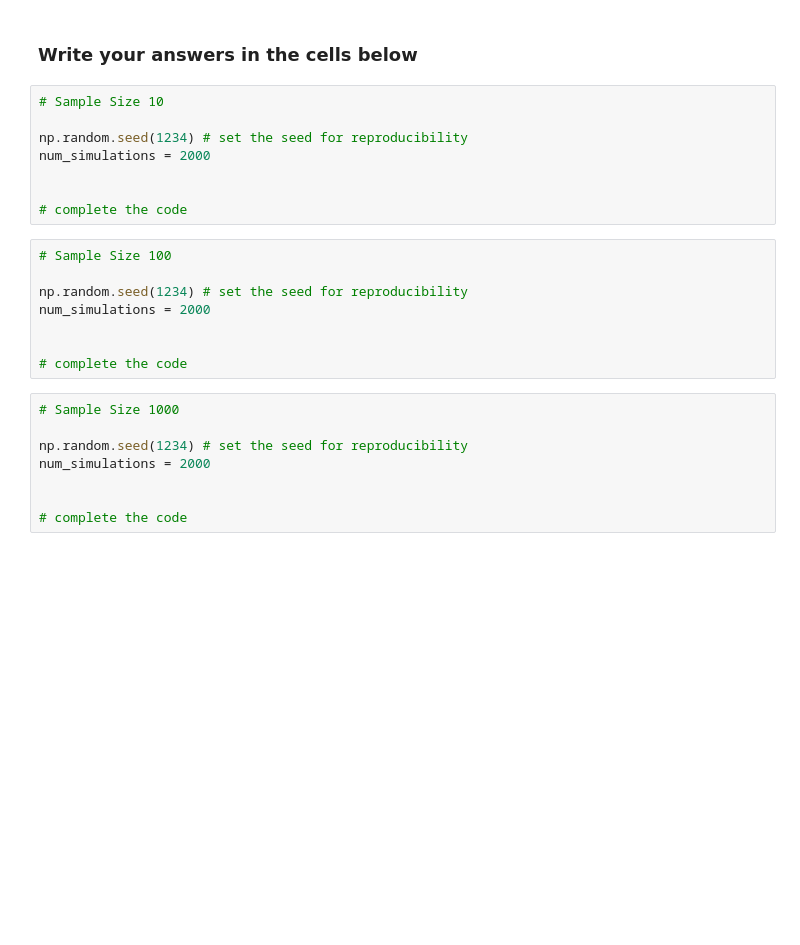
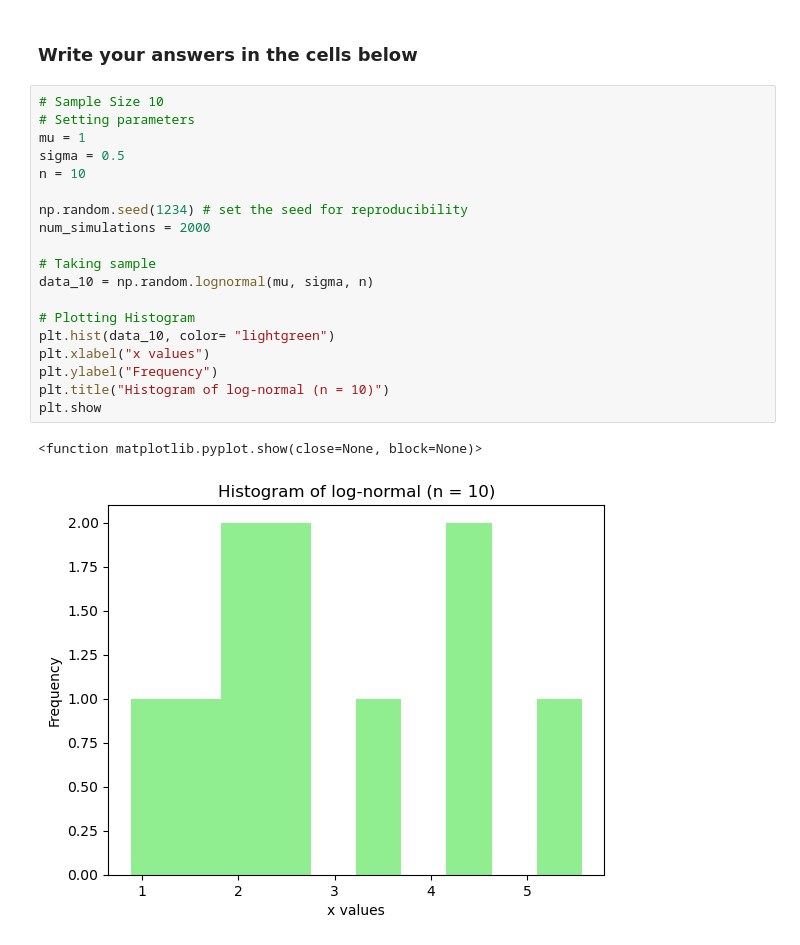
Before and after one commit to AxParr/qtm151fall2025, a Jupyter notebook: Assignments/assignment_4/Assignment4 copy.ipynb, the cells around one changed output. Drawn from its saved outputs; the diff is of its cells as text; blank space fills up the shorter version.

```diff
--- a/Assignments/assignment_4/Assignment4 copy.ipynb
+++ b/Assignments/assignment_4/Assignment4 copy.ipynb
@@ -151,27 +167,25 @@ $$ \textrm{mean of log-normal distribution } = \mathrm{e}^{\mu + \frac{\sigma^2}
 - **Hint**: you will want to use the function ``np.random.lognormal``
 # %% [markdown]
 ### Write your answers in the cells below
-# %%
-# Sample Size 10
-
-np.random.seed(1234) # set the seed for reproducibility
-num_simulations = 2000
-
-
-# complete the code
-# %%
-# Sample Size 100
-
-np.random.seed(1234) # set the seed for reproducibility
-num_simulations = 2000
-
-
-# complete the code
-# %%
-# Sample Size 1000
-
-np.random.seed(1234) # set the seed for reproducibility
-num_simulations = 2000
-
-
-# complete the code
+# %%
+# Sample Size 10
+# Setting parameters
+mu = 1
+sigma = 0.5
+n = 10
+
+np.random.seed(1234) # set the seed for reproducibility
+num_simulations = 2000
+
+# Taking sample
+data_10 = np.random.lognormal(mu, sigma, n)
+
+# Plotting Histogram
+plt.hist(data_10, color= "lightgreen")
+plt.xlabel("x values")
+plt.ylabel("Frequency")
+plt.title("Histogram of log-normal (n = 10)")
+plt.show
+# %% [output]
+<function matplotlib.pyplot.show(close=None, block=None)>
+[figure, added]
```
Also changed, not shown: parts of 7 cells of this notebook.
